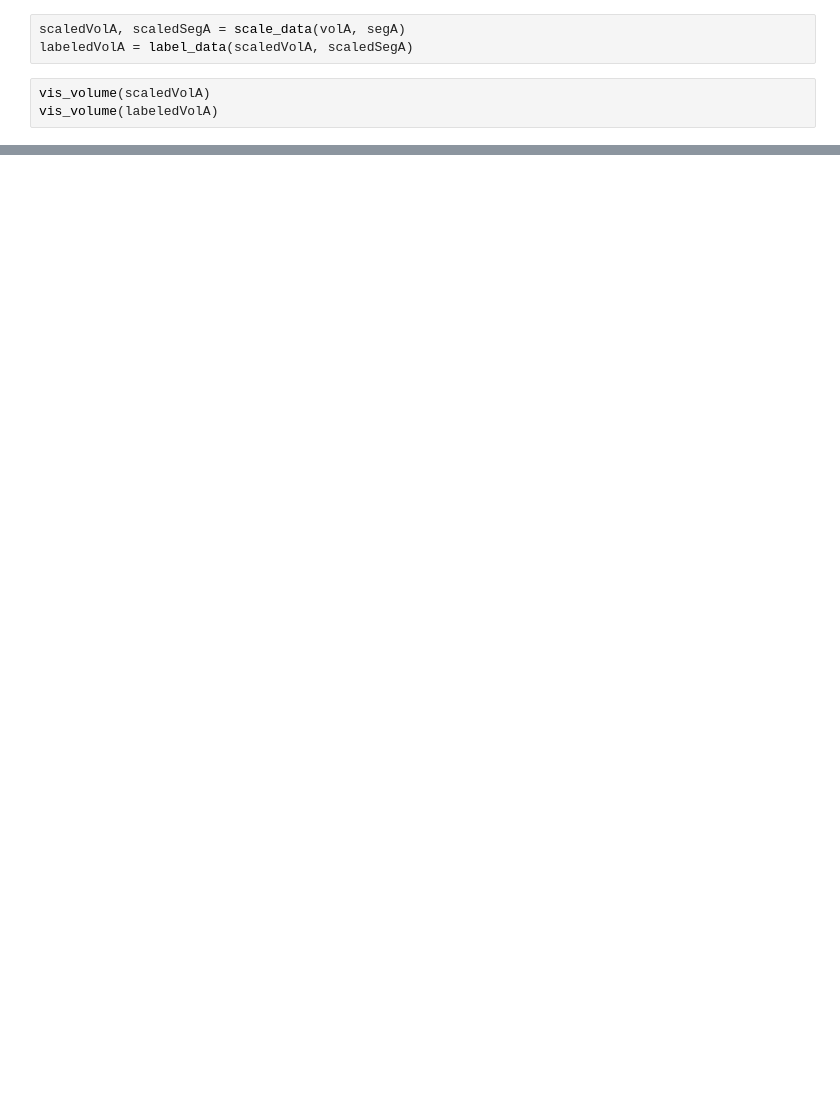
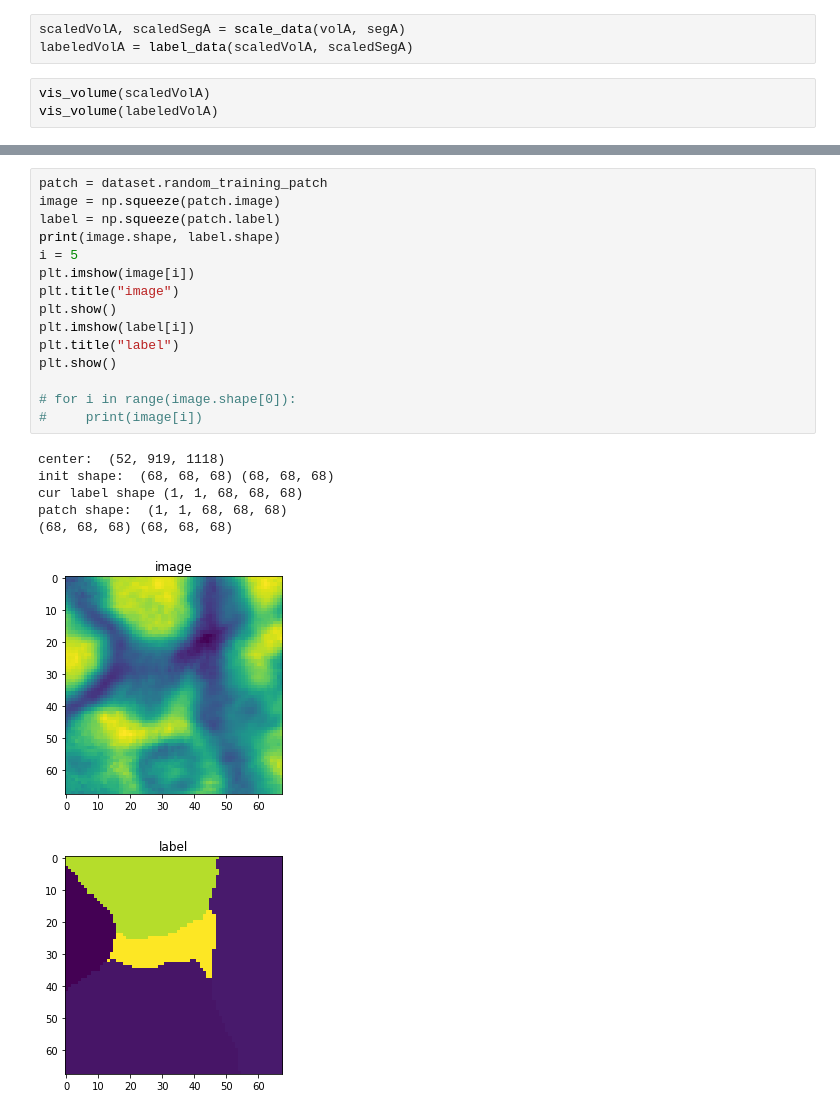
Before and after one commit to image-infomatics/neutorch, a Jupyter notebook: neutorch/data_explore.ipynb, the cells around one changed output, grey strips where cells are left out. Saved outputs shown, nothing was run; the diff lists cells and outputs as text; blank space fills up the shorter version.

```diff
--- a/neutorch/data_explore.ipynb
+++ b/neutorch/data_explore.ipynb
@@ -92,3 +87,26 @@ global offset: None
+# %%
+patch = dataset.random_training_patch
+image = np.squeeze(patch.image)
+label = np.squeeze(patch.label)
+print(image.shape, label.shape)
+i = 5
+plt.imshow(image[i])
+plt.title("image")
+plt.show()
+plt.imshow(label[i])
+plt.title("label")
+plt.show()
+
+# for i in range(image.shape[0]):
+#     print(image[i])
+# %% [output]
+center:  (52, 919, 1118)
+init shape:  (68, 68, 68) (68, 68, 68)
+cur label shape (1, 1, 68, 68, 68)
+patch shape:  (1, 1, 68, 68, 68)
+(68, 68, 68) (68, 68, 68)
+[figure, added]
+[figure, added]
 # %%
 patch = dataset.random_training_patch
 image = np.squeeze(patch.image)
```
Also changed, not shown: parts of 6 cells of this notebook, 5 other files.
